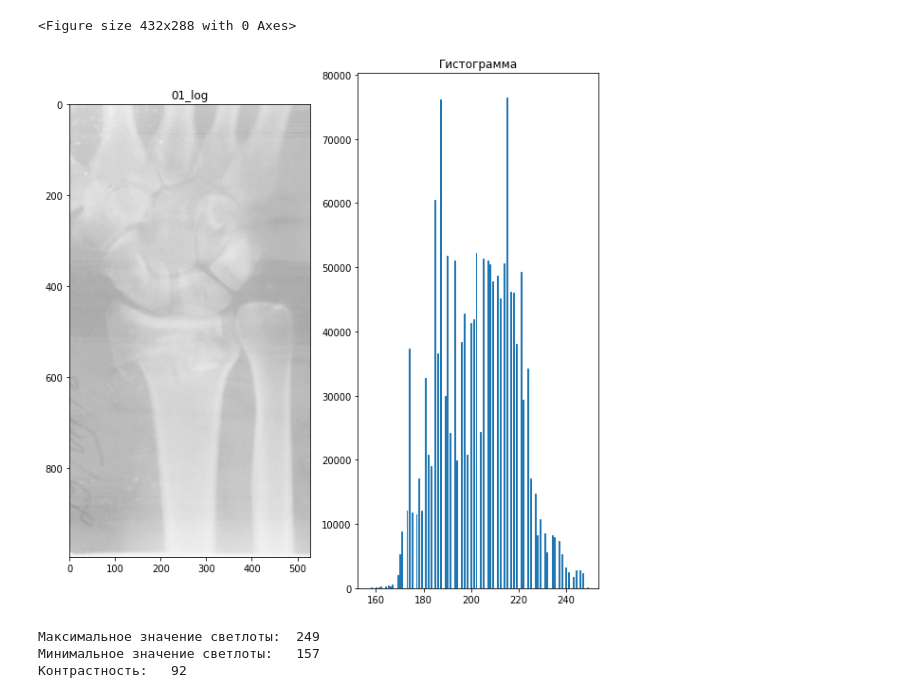
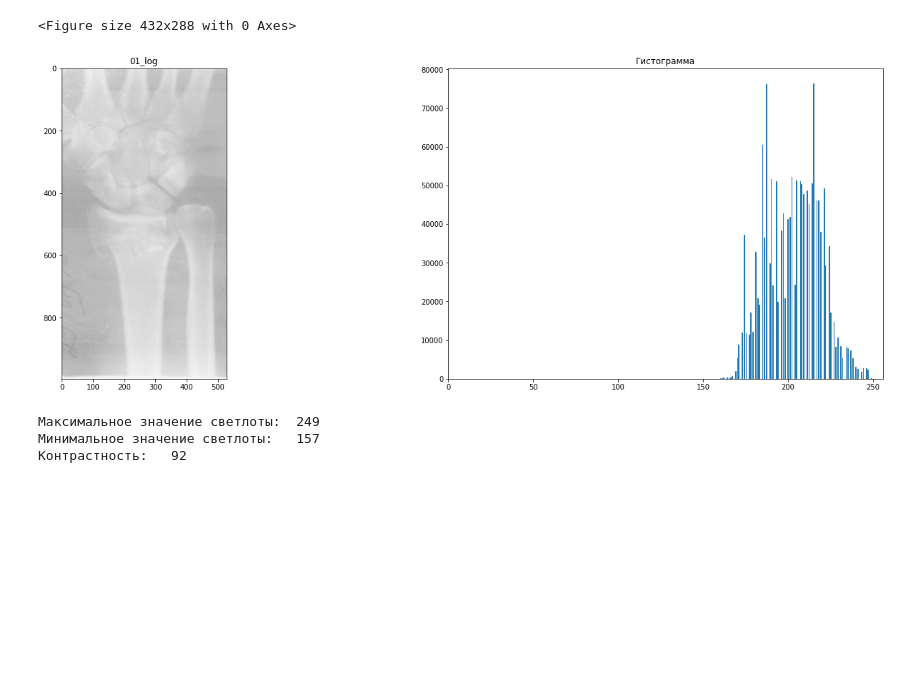
Before and after one commit to Shrek4/labs_2022, a Jupyter notebook: обработка изображений/lab1/1.ipynb, the cells around one changed output. Saved outputs shown, nothing was run; the diff lists cells and outputs as text; code cells hidden in the pictures; blank space fills up the shorter version.

```diff
--- a/обработка изображений/lab1/1.ipynb
+++ b/обработка изображений/lab1/1.ipynb
@@ -11,11 +11,12 @@ fig = plt.figure()
 
 fig, (ax1, ax2 ) = plt.subplots(
     nrows=1, ncols=2,
-    figsize=(10, 10)
+    figsize=(24, 8)
 )
 
 ax1.set_title('01')
 ax2.set_title('Гистограмма')
+ax2.set_xlim(0, 256)
 
 
 image = cv2.imread("test.jpg") #Открываем изображение.
@@ -41,12 +42,12 @@ fig = plt.figure()
 
 fig, [ax1, ax2 ] = plt.subplots(
     nrows=1, ncols=2,
-    figsize=(10, 10)
+    figsize=(24, 8)
 )
 
 ax1.set_title('01_log')
 ax2.set_title('Гистограмма')
-
+ax2.set_xlim(0, 256)
 def log_p(img):
     c=int(255/(np.log1p(1+np.max(img))))
     for i in range(img.shape[0]):
@@ -70,31 +71,31 @@ print("Контрастность:\t", np.max(image) - np.min(image))
 # %%
 #степенное
 fig = plt.figure()
 
 fig, [ax1, ax2 ] = plt.subplots(
     nrows=1, ncols=2,
-    figsize=(10, 10)
+    figsize=(24, 8)
 )
 
 ax1.set_title('01_log')
 ax2.set_title('Гистограмма')
-
+ax2.set_xlim(0, 256)
 def deg(img, pow, c = 1):
     for i in range(img.shape[0]):
         for j in range(img.shape[1]):
             for p in range(len(img[i][j])):
                 img[i][j][p] = 255 * (img[i][j][p]/255) **pow
 
 deg(image, 1.5)
 ax1.imshow(image)
 ax2.hist(image.ravel(),bins = 256, histtype = 'step' )
 plt.show()
 print("Максимальное значение светлоты:\t", np.max(image))
 print("Минимальное значение светлоты:\t", np.min(image))
 print("Контрастность:\t", np.max(image) - np.min(image))
 # %% [output]
 <Figure size 432x288 with 0 Axes>
-[figure, old version]
+[figure, new version]
 Максимальное значение светлоты:  249
 Минимальное значение светлоты:   157
 Контрастность:   92
```
Also changed, not shown: parts of 4 cells of this notebook, 12 other files.
